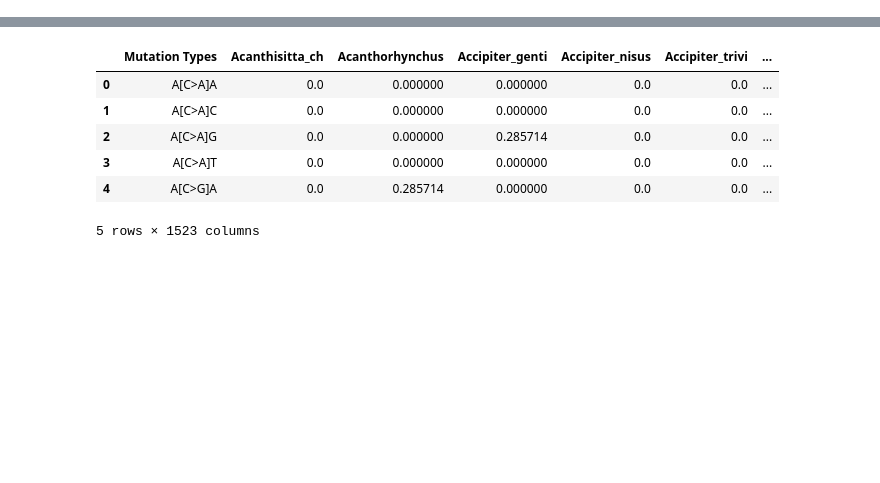
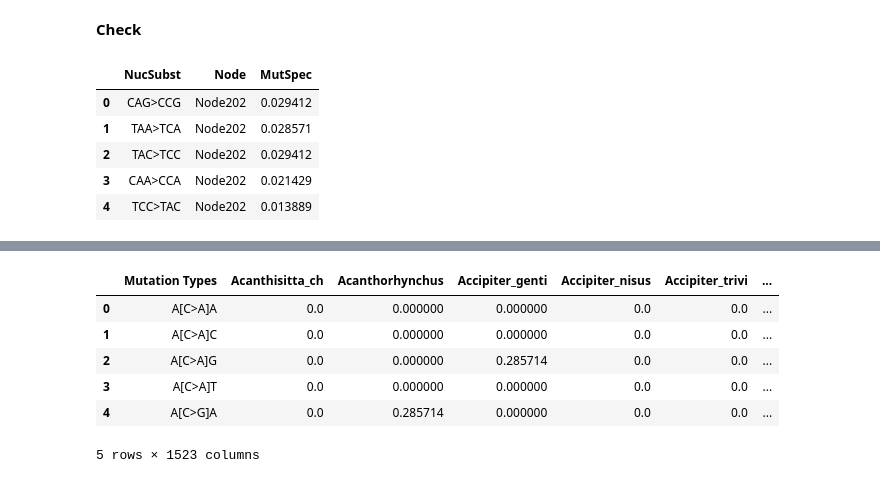
Before and after one commit to mitoclub/Signatures, a Jupyter notebook: notebooks/exploration_birds.ipynb, the cells around one changed output, grey strips where cells are left out. Cells and saved outputs as stored; diff of their text form; code cells hidden in the pictures; blank space fills up the shorter version.

```diff
--- a/notebooks/exploration_birds.ipynb
+++ b/notebooks/exploration_birds.ipynb
@@ -7,0 +25,12 @@ import matplotlib.pyplot as plt
+# %% [markdown]
+**Check**
+# %%
+overal_mutspec = mutspec.melt("NucSubst", var_name="Node", value_name="MutSpec")
+overal_mutspec.head()
+# %% [output]
+|  | NucSubst | Node | MutSpec |
+| 0 | CAG>CCG | Node202 | 0.029412 |
+| 1 | TAA>TCA | Node202 | 0.028571 |
+| 2 | TAC>TCC | Node202 | 0.029412 |
+| 3 | CAA>CCA | Node202 | 0.021429 |
+| 4 | TCC>TAC | Node202 | 0.013889 |
```
Also changed, not shown: parts of 8 cells of this notebook, 5 other files.
